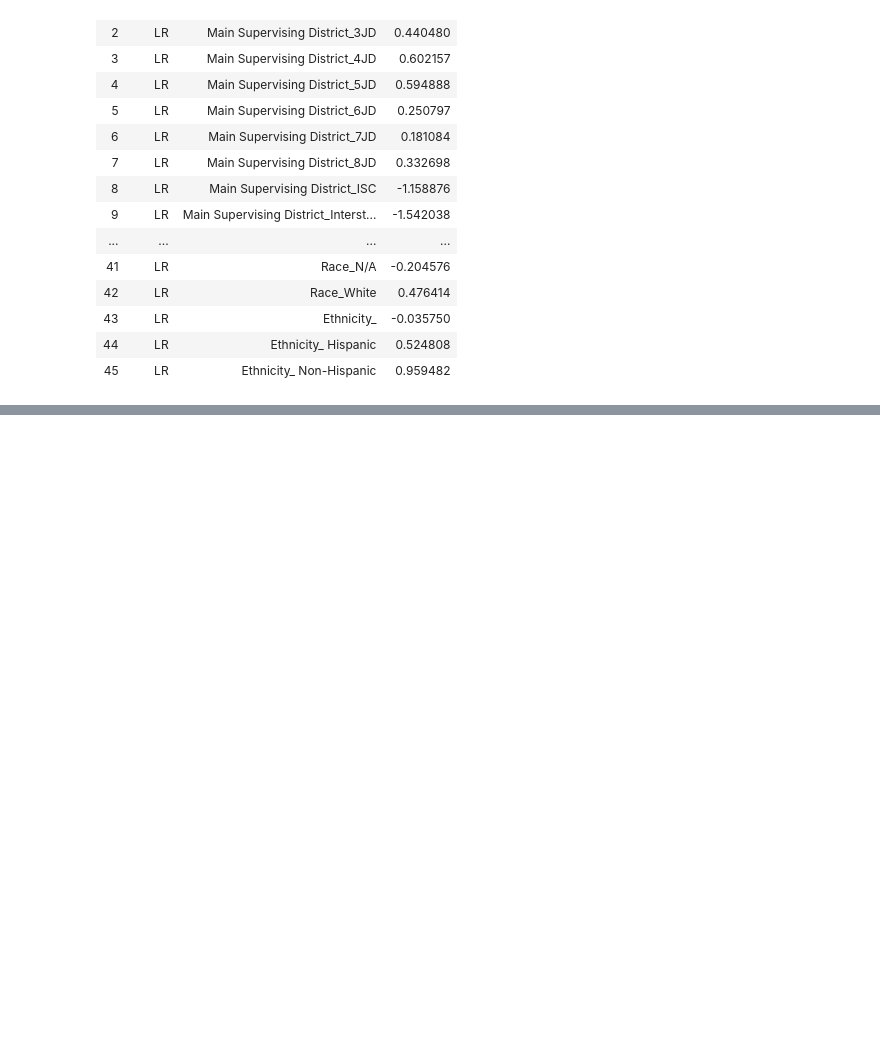
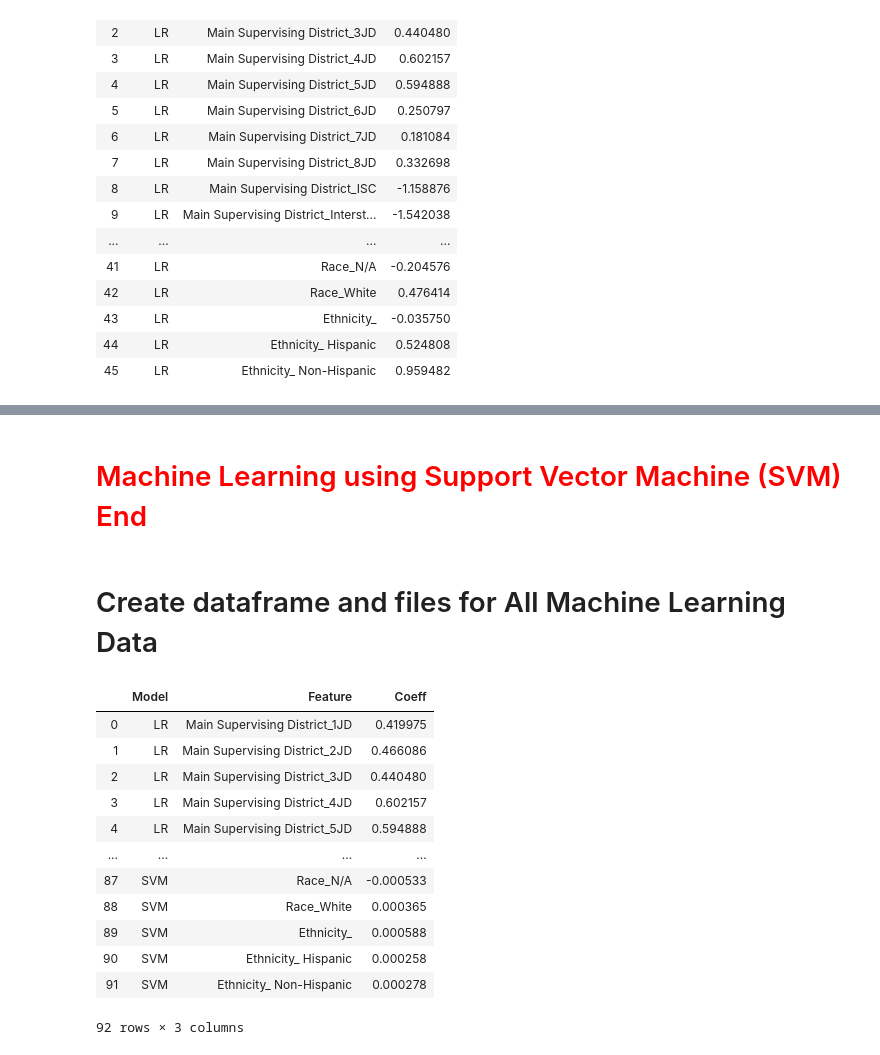
Before and after one commit to cindyreznikov/recidivism-project, a Jupyter notebook: Recidivism Data Clean Up.ipynb, the cells around one changed output, grey strips where cells are left out. Drawn from its saved outputs; the diff is of its cells as text; code cells hidden in the pictures; blank space fills up the shorter version.

```diff
--- a/Recidivism Data Clean Up.ipynb
+++ b/Recidivism Data Clean Up.ipynb
@@ -477,0 +564,4 @@ model_df
+# %%
+
+column_list_svm = X_train_svm.columns.tolist()
+column_list_svm
@@ -477,0 +588,12 @@ model_df
+# %%
+# loop through the column names and the intercepts to create a list for using later in Tableau
+
+# svm_model_list = []
+
+for i in range(len(column_list_svm)):
+    svm_model_dict = {"Model" : "SVM",
+                  "Feature" : column_list[i],
+                  "Coeff": classifier.coef_[0][i]}
+    model_list.append(svm_model_dict)
+
+model_list
@@ -477,0 +618,21 @@ model_df
+# %% [markdown]
+#   <font color= red >  Machine Learning using Support Vector Machine (SVM) End </font>
+# %% [markdown]
+# Create dataframe and files for All Machine Learning Data
+# %%
+model_df = pd.DataFrame(model_list)
+model_df
+# %% [output]
+|  | Model | Feature | Coeff |
+| 0 | LR | Main Supervising District_1JD | 0.419975 |
+| 1 | LR | Main Supervising District_2JD | 0.466086 |
+| 2 | LR | Main Supervising District_3JD | 0.440480 |
+| 3 | LR | Main Supervising District_4JD | 0.602157 |
+| 4 | LR | Main Supervising District_5JD | 0.594888 |
+| ... | ... | ... | ... |
+| 87 | SVM | Race_N/A | -0.000533 |
+| 88 | SVM | Race_White | 0.000365 |
+| 89 | SVM | Ethnicity_ | 0.000588 |
+| 90 | SVM | Ethnicity_ Hispanic | 0.000258 |
+| 91 | SVM | Ethnicity_ Non-Hispanic | 0.000278 |
+92 rows × 3 columns
```
Also changed, not shown: parts of 38 cells of this notebook.
